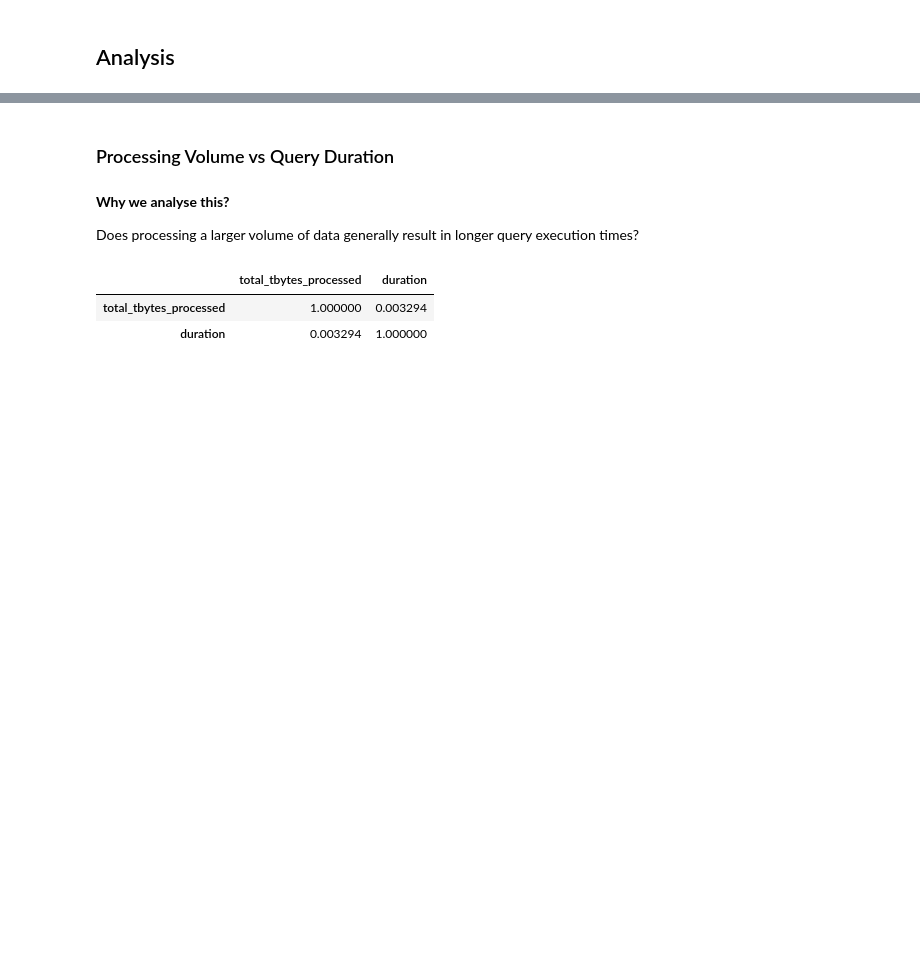
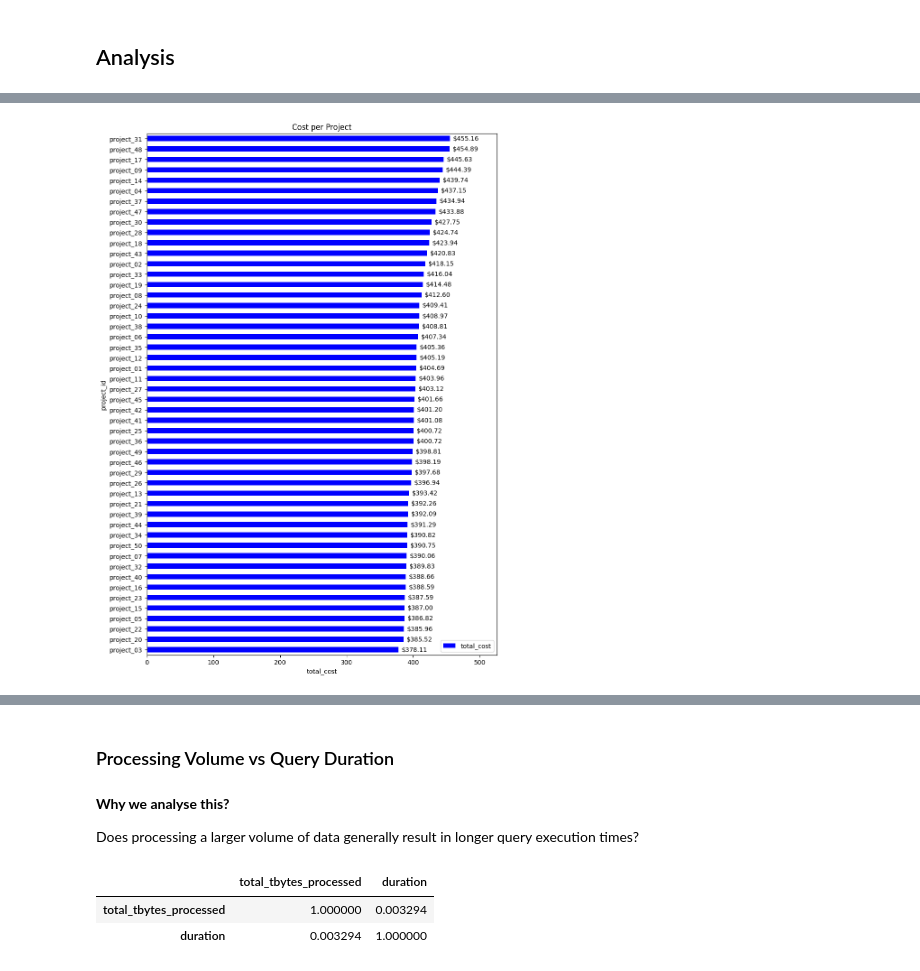
Before and after one commit to gitleolopes/python_projects, a Jupyter notebook: bigquery_cost_observability/BigQuery_Cost_Observability.ipynb, the cells around one changed output, grey strips where cells are left out. Cells and saved outputs as stored; diff of their text form; code cells hidden in the pictures; blank space fills up the shorter version.

```diff
--- a/bigquery_cost_observability/BigQuery_Cost_Observability.ipynb
+++ b/bigquery_cost_observability/BigQuery_Cost_Observability.ipynb
@@ -391,0 +281,3 @@ Users with higher processing volumes could be prioritized for further analysis o
+# %%
+bq_project_cost = bigquery_jobs_wout_script[['project_id', 'total_cost']]
+bq_project_cost.head()
@@ -391,0 +291,3 @@ Users with higher processing volumes could be prioritized for further analysis o
+# %%
+bq_project_cost = bq_project_cost.groupby('project_id').sum('total_cost').sort_values('total_cost', ascending = True).reset_index()
+bq_project_cost.head()
@@ -391,0 +301,14 @@ Users with higher processing volumes could be prioritized for further analysis o
+# %%
+ax =bq_project_cost.plot(kind='barh'
+                                  ,x = 'project_id'
+                                  ,y='total_cost'
+                                  ,figsize = (10, 15)
+                                  ,color = 'blue'
+                                  ,title = 'Cost per Project'
+                                  ,ylabel='project_id'
+                                  ,xlabel='total_cost')
+ax.bar_label(ax.containers[0], fmt='$%.2f', padding=5)
+ax.set_xlim(right=ax.get_xlim()[1] * 1.1)
+plt.show()
+# %% [output]
+[figure, added]
```
Also changed, not shown: parts of 45 cells of this notebook.
